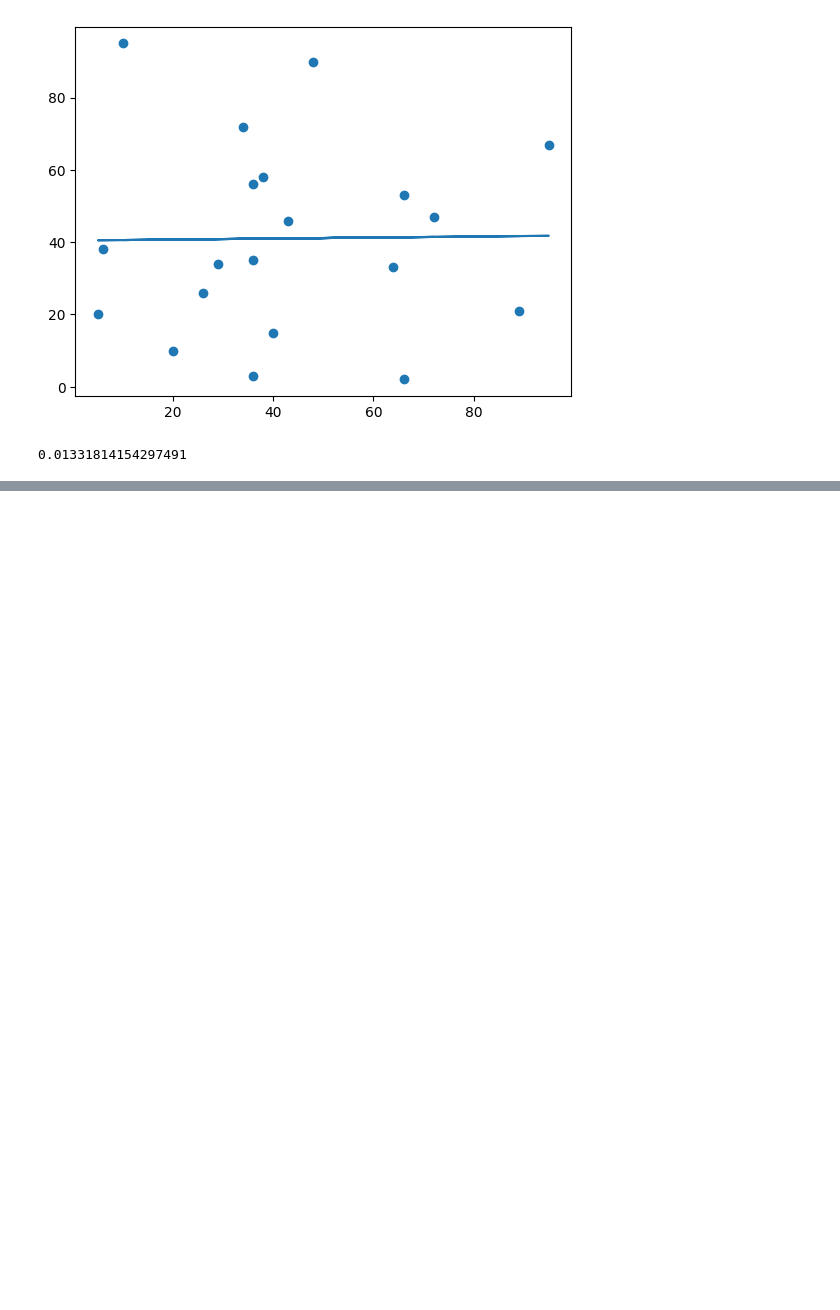
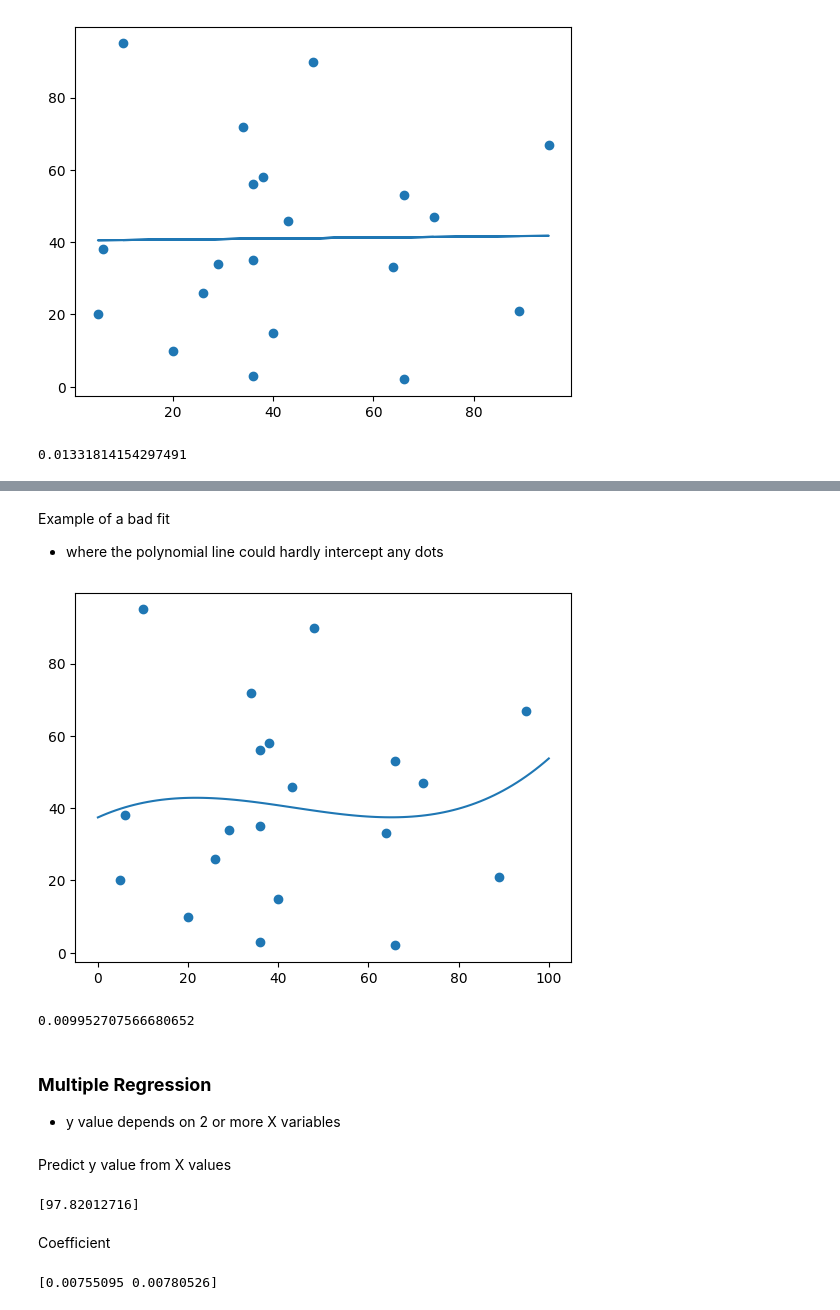
Before and after one commit to nguyuling/W3S, a Jupyter notebook: python/machine_learning.ipynb, the cells around one changed output, grey strips where cells are left out. Drawn from its saved outputs; the diff is of its cells as text; code cells hidden in the pictures; blank space fills up the shorter version.

```diff
--- a/python/machine_learning.ipynb
+++ b/python/machine_learning.ipynb
@@ -198,0 +229,62 @@ print(r)
+# %% [markdown]
+Example of a bad fit
+
+- where the polynomial line could hardly intercept any dots
+# %%
+import numpy as np
+import matplotlib.pyplot as plt
+
+x = [89,43,36,36,95,10,66,34,38,20,26,29,48,64,6,5,36,66,72,40]
+y = [21,46,3,35,67,95,53,72,58,10,26,34,90,33,38,20,56,2,47,15]
+
+mymodel = np.poly1d(np.polyfit(x, y, 3))
+myline = np.linspace(0, 100, 100)
+
+plt.scatter(x, y)
+plt.plot(myline, mymodel(myline))
+plt.show()
+
+from sklearn.metrics import r2_score
+print(r2_score(y, mymodel(x)))
+# %% [output]
+[figure, added]
+0.009952707566680652
+# %% [markdown]
+### **Multiple Regression**
+- y value depends on 2 or more X variables
+# %% [markdown]
+Predict y value from X values
+# %%
+import pandas as pd
+from sklearn import linear_model
+
+df = pd.read_csv('data.csv')
+X = df[['Weight', 'Volume']] # independent variables
+y = df['CO2'] # dependent variable
+
+regr = linear_model.LinearRegression()
+regr.fit(X, y)
+
+predictedCO2 = regr.predict([[2300, 1300]])
+print(predictedCO2)
+# %% [output]
+[97.82012716]
+# %% [markdown]
+Coefficient
+# %%
+import pandas as pd
+from sklearn import linear_model
+
+df = pd.read_csv('data.csv')
+X = df[['Weight', 'Volume']]
+y = df['CO2']
+
+regr = linear_model.LinearRegression()
+regr.fit(X, y)
+
+print(regr.coef_)
+
+# if weight increases by 1kg, CO2 increases by 0.0076g
+# if volume increases by 1cm^3, CO2 increases by 0.0078g
+# %% [output]
+[0.00755095 0.00780526]
```
Also changed, not shown: parts of 24 cells of this notebook.
